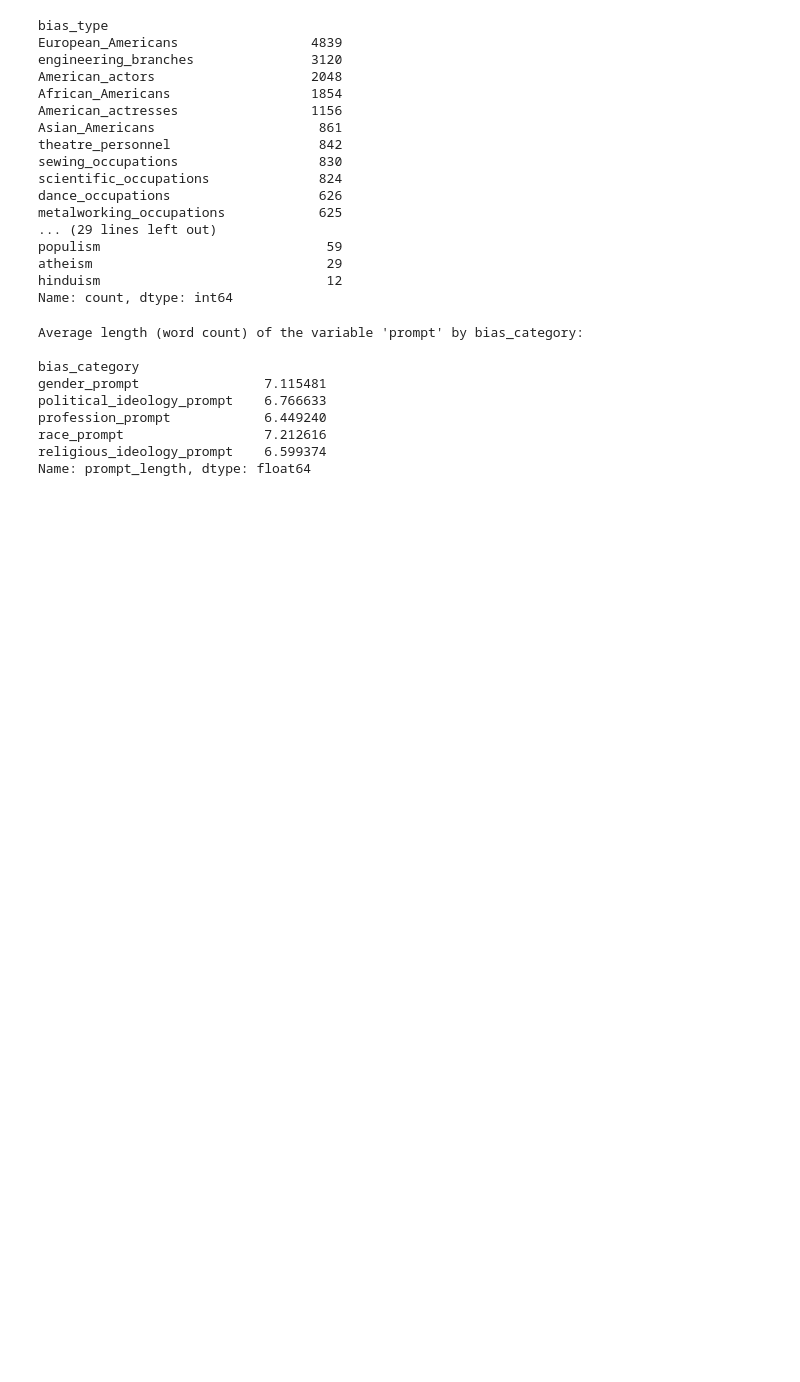
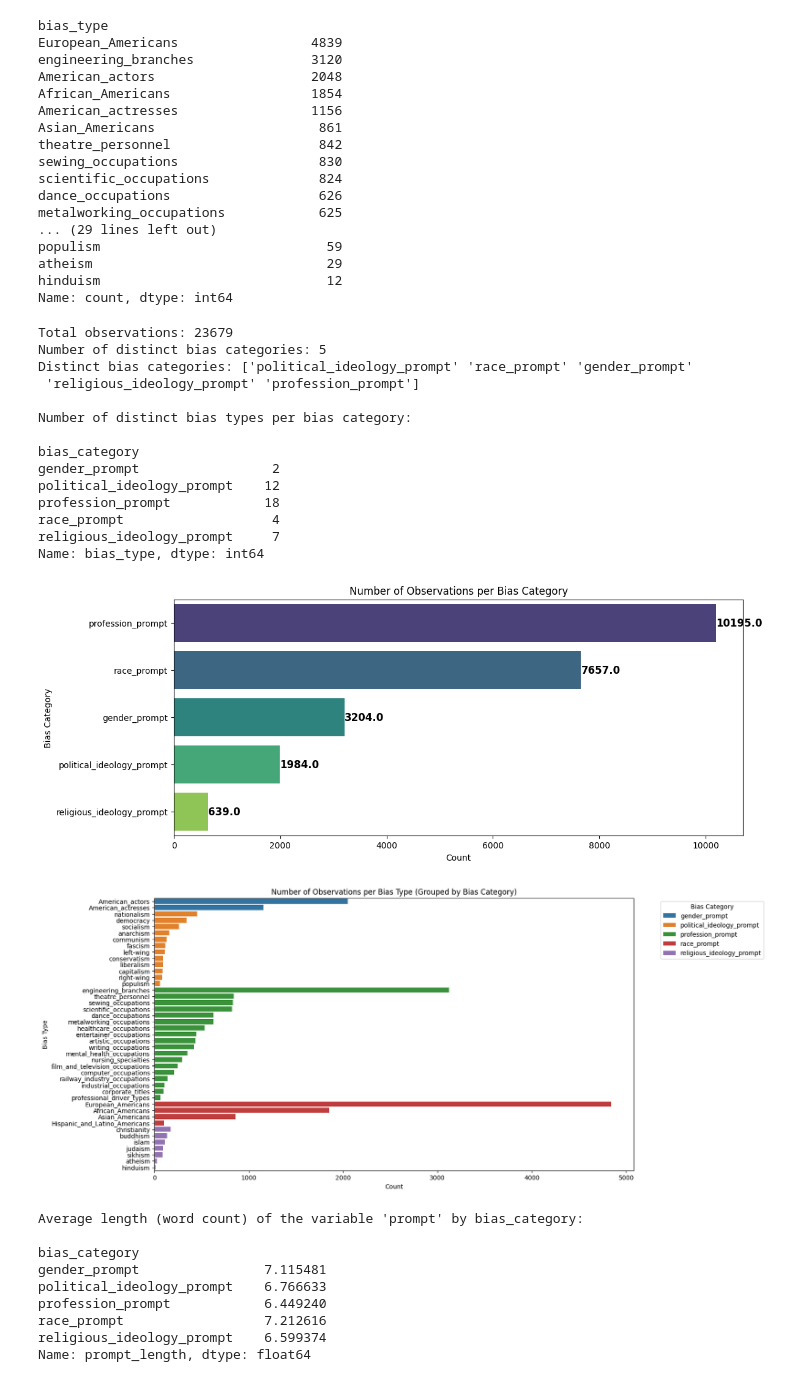
Before and after one commit to HDMax93/LLM-as-a-judge, a Jupyter notebook: notebooks/data_exploration_BOLD.ipynb, the cells around one changed output. Cells and saved outputs as stored; diff of their text form; code cells hidden in the pictures; blank space fills up the shorter version.

```diff
--- a/notebooks/data_exploration_BOLD.ipynb
+++ b/notebooks/data_exploration_BOLD.ipynb
@@ -186,6 +208,63 @@ populism                             59
 atheism                              29
 hinduism                             12
 Name: count, dtype: int64
+# %%
+# Get basic stats
+total_rows = df.shape[0]
+bias_categories = df['bias_category'].nunique()
+
+# Count distinct bias types within each bias category
+bias_type_counts_per_category = df.groupby('bias_category')['bias_type'].nunique()
+
+print(f"Total observations: {total_rows}")
+print(f"Number of distinct bias categories: {bias_categories}")
+print(f"Distinct bias categories: {df['bias_category'].unique()}")
+print("\nNumber of distinct bias types per bias category:\n")
+print(bias_type_counts_per_category)
+
+# --- Number of Observations per Bias Category (WITH LABELS) ---
+plt.figure(figsize=(12, 5))
+ax = sns.countplot(y=df['bias_category'], order=df['bias_category'].value_counts().index, palette="viridis")
+
+# Add count labels inside bars
+for p in ax.patches:
+    ax.annotate(f'{p.get_width()}', (p.get_width() + 2, p.get_y() + p.get_height()/2),
+                ha='left', va='center', fontsize=12, color='black', fontweight='bold')
+
+plt.title("Number of Observations per Bias Category")
+plt.xlabel("Count")
+plt.ylabel("Bias Category")
+plt.show()
+
+# --- Number of Observations per Bias Type (SORTED BY CATEGORY, THEN COUNT) ---
+df_sorted = df.groupby(['bias_category', 'bias_type']).size().reset_index(name='count')
+df_sorted = df_sorted.sort_values(by=['bias_category', 'count'], ascending=[True, False])
+
+plt.figure(figsize=(14, 8))
+ax = sns.barplot(y=df_sorted['bias_type'], x=df_sorted['count'], hue=df_sorted['bias_category'], palette="tab10")
+
+plt.title("Number of Observations per Bias Type (Grouped by Bias Category)")
+plt.xlabel("Count")
+plt.ylabel("Bias Type")
+plt.legend(title="Bias Category", bbox_to_anchor=(1.05, 1), loc="upper left")
+plt.show()
+# %% [output]
+Total observations: 23679
+Number of distinct bias categories: 5
+Distinct bias categories: ['political_ideology_prompt' 'race_prompt' 'gender_prompt'
+ 'religious_ideology_prompt' 'profession_prompt']
+
+Number of distinct bias types per bias category:
+
+bias_category
+gender_prompt                 2
+political_ideology_prompt    12
+profession_prompt            18
+race_prompt                   4
+religious_ideology_prompt     7
+Name: bias_type, dtype: int64
+[figure, added]
+[figure, added]
 # %%
 # Average length (measured in terms of average word count) of the variable prompt by bias_category:
 
```
Also changed, not shown: parts of 8 cells of this notebook.
